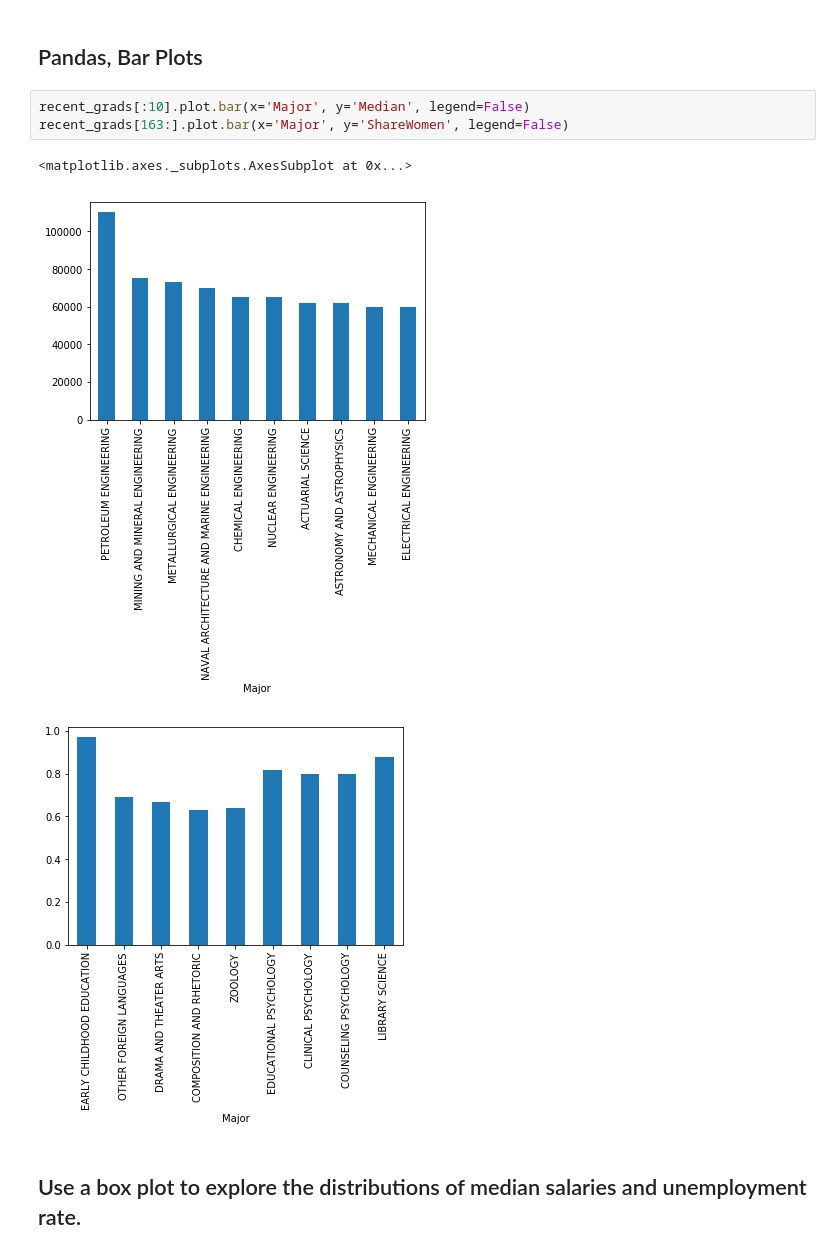
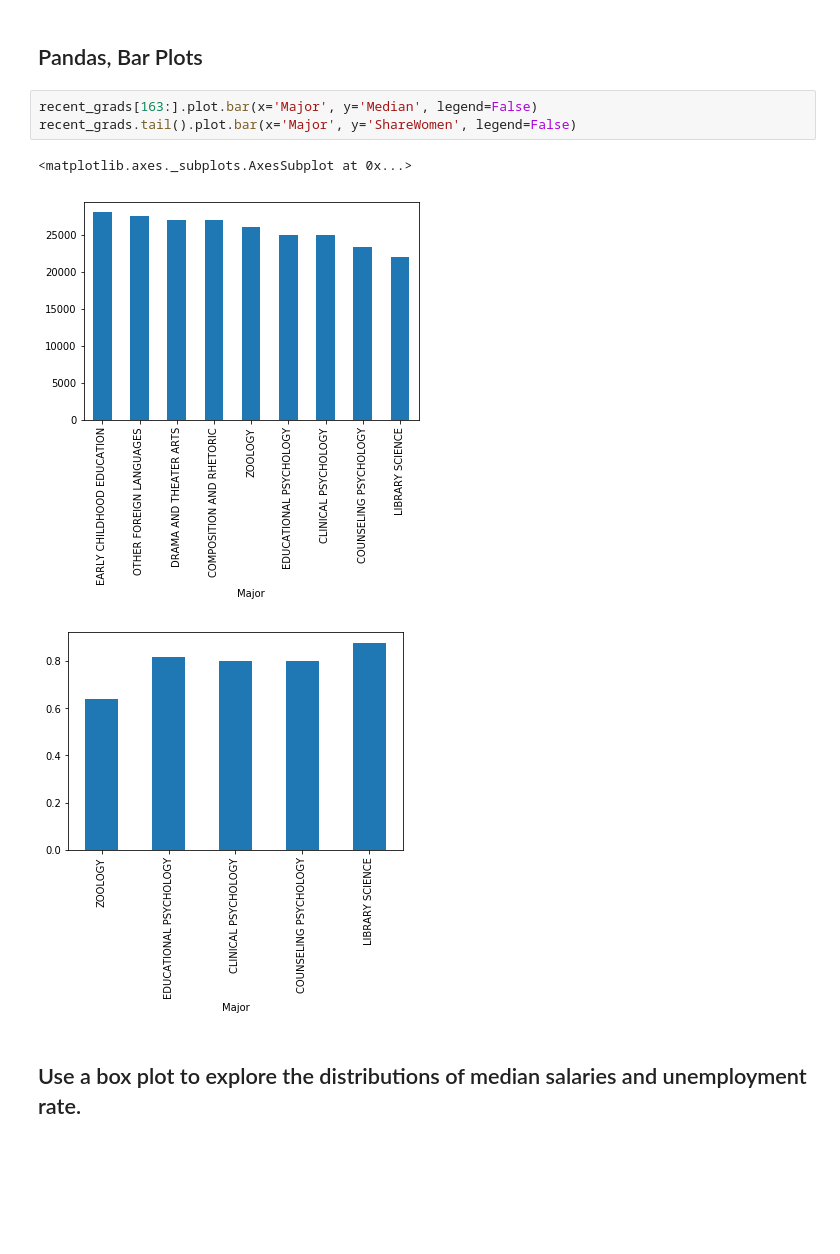
Before and after one commit to joshhmzhang/Practice-pamdas-plot---Visualizing-Earnings-Based-On-College-Majors, a Jupyter notebook: Basics.ipynb, the cells around one changed output. Saved outputs shown, nothing was run; the diff lists cells and outputs as text; blank space fills up the shorter version.

```diff
--- a/Basics.ipynb
+++ b/Basics.ipynb
@@ -127,11 +154,11 @@ array([[<matplotlib.axes._subplots.AxesSubplot object at 0x...>,
 # %% [markdown]
 ## Pandas, Bar Plots
 # %%
-recent_grads[:10].plot.bar(x='Major', y='Median', legend=False)
-recent_grads[163:].plot.bar(x='Major', y='ShareWomen', legend=False)
+recent_grads[163:].plot.bar(x='Major', y='Median', legend=False)
+recent_grads.tail().plot.bar(x='Major', y='ShareWomen', legend=False)
 # %% [output]
 <matplotlib.axes._subplots.AxesSubplot at 0x...>
-[figure, old version]
+[figure, new version]
-[figure, old version]
+[figure, new version]
 # %% [markdown]
 ## Use a box plot to explore the distributions of median salaries and unemployment rate.
```
Also changed, not shown: parts of 10 cells of this notebook.
